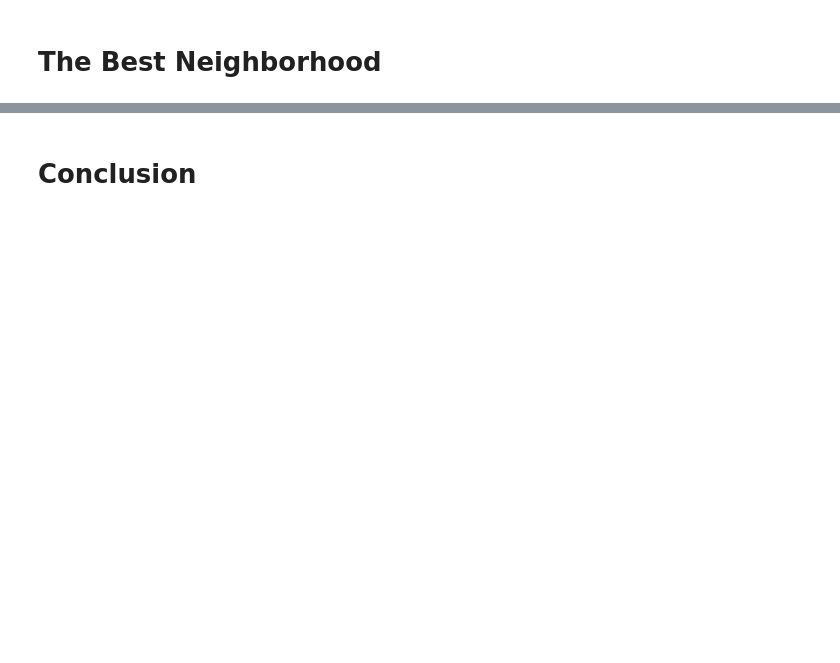
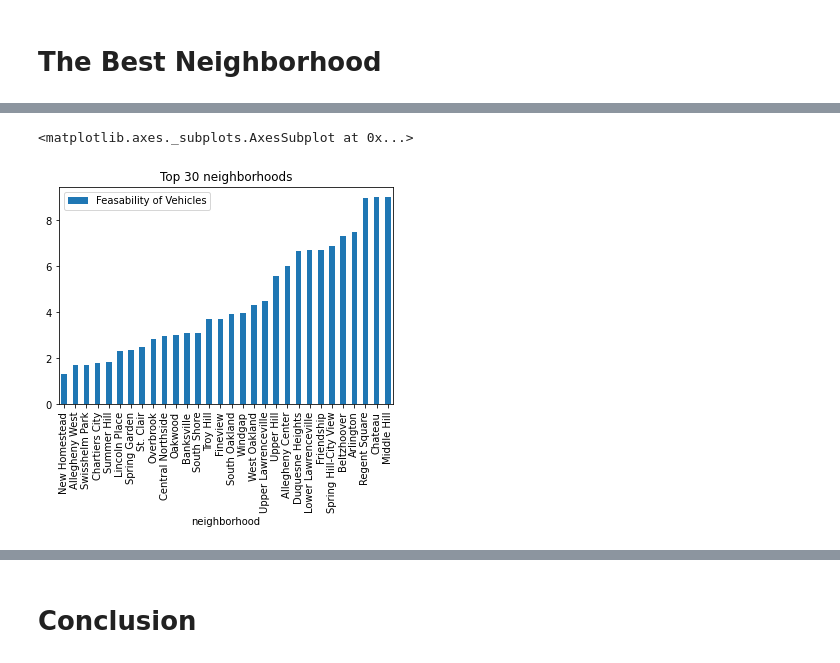
Before and after one commit to AnishC523/PittsburghBestNeighborhood, a Jupyter notebook: Final Notebook.ipynb, the cells around one changed output, grey strips where cells are left out. Cells and saved outputs as stored; diff of their text form; code cells hidden in the pictures; blank space fills up the shorter version.

```diff
--- a/Final Notebook.ipynb
+++ b/Final Notebook.ipynb
@@ -34,0 +48,7 @@ INSERT CODE, ANALYSIS...
+# %%
+# DATAFRAME FOR CRIME
+policeIncidents = pd.read_csv("CrimeIncidents.csv") ## import data set
+main_df = policeIncidents[['INCIDENTNEIGHBORHOOD','OFFENSES']].copy()
+main_df = main_df.sort_values('INCIDENTNEIGHBORHOOD')
+neighborhood_incidents = main_df.groupby('INCIDENTNEIGHBORHOOD').count().to_dict(orient='dict')['OFFENSES']
+neighborhood_incidents_df = pd.DataFrame(list(neighborhood_incidents.items()), columns = ['neighborhood', 'crime incidents'])
@@ -34,0 +96,34 @@ INSERT CODE, ANALYSIS...
+# %%
+main_df = pd.DataFrame(columns = ['neighborhood', 'crime incidents', 'total traffic (in thousands)', '# of bumps', '# of bridges'] )
+
+# main_df = pd.concat([neighborhood_incidents_df, main_df])
+# main_df = main_df.sort_values('neighborhood')
+
+# for index, row in main_df.iterrows():
+#     neighborhood = row["neighborhood"]
+# main_df.head(30)
+# pd.concat([bridgescount_sorted, neighborhood_incidents_df, neighborhoodToTraffic, bumpcount_sorted], axis = 1)
+
+main_df = pd.merge(bridgescount_sorted, neighborhood_incidents_df, on = 'neighborhood', how = 'outer')
+main_df = pd.merge(main_df, neighborhoodToTraffic, on = 'neighborhood', how = 'outer')
+main_df = pd.merge(main_df, bumpcount_sorted, on = 'neighborhood', how = 'outer')
+
+main_df = main_df.sort_values('neighborhood')
+final_metric_list = []
+for index, row in main_df.iterrows():
+    temp = 0
+    if(not math.isnan(row['# of bridges']*0.10)):
+        temp += row['# of bridges']*0.10
+    if(not math.isnan(row['crime incidents']*0.25)):
+        temp += row['crime incidents']*0.25
+    if(not math.isnan(row['total traffic (in thousands)']*0.5)):
+        temp += row['total traffic (in thousands)']*0.5
+    if(not math.isnan(row['# of bumps']*0.1)):
+        temp += row['# of bumps']*0.1
+    if(math.isnan(row['total traffic (in thousands)'])):
+        temp = np.nan
+    final_metric_list.append(temp)
+
+main_df['Feasability of Vehicles'] = final_metric_list
+main_df = main_df.sort_values('Feasability of Vehicles')
+main_df.head(30)
@@ -34,0 +148,6 @@ INSERT CODE, ANALYSIS...
+# %%
+temp_df = main_df.head(30)
+temp_df.plot.bar(x = 'neighborhood', y = 'Feasability of Vehicles', title = "Top 30 neighborhoods")
+# %% [output]
+<matplotlib.axes._subplots.AxesSubplot at 0x...>
+[figure, added]
```
Also changed, not shown: parts of 9 cells of this notebook.
